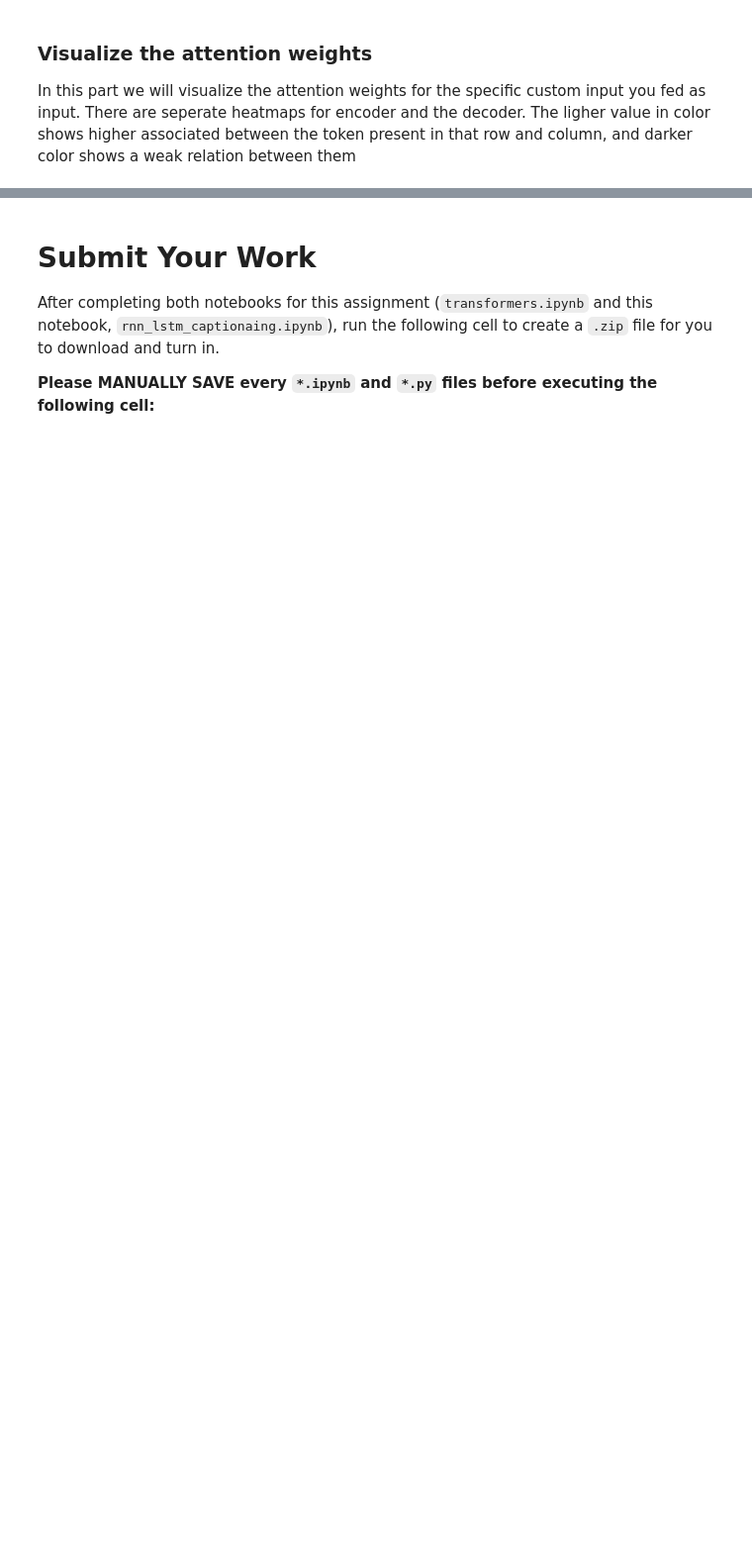
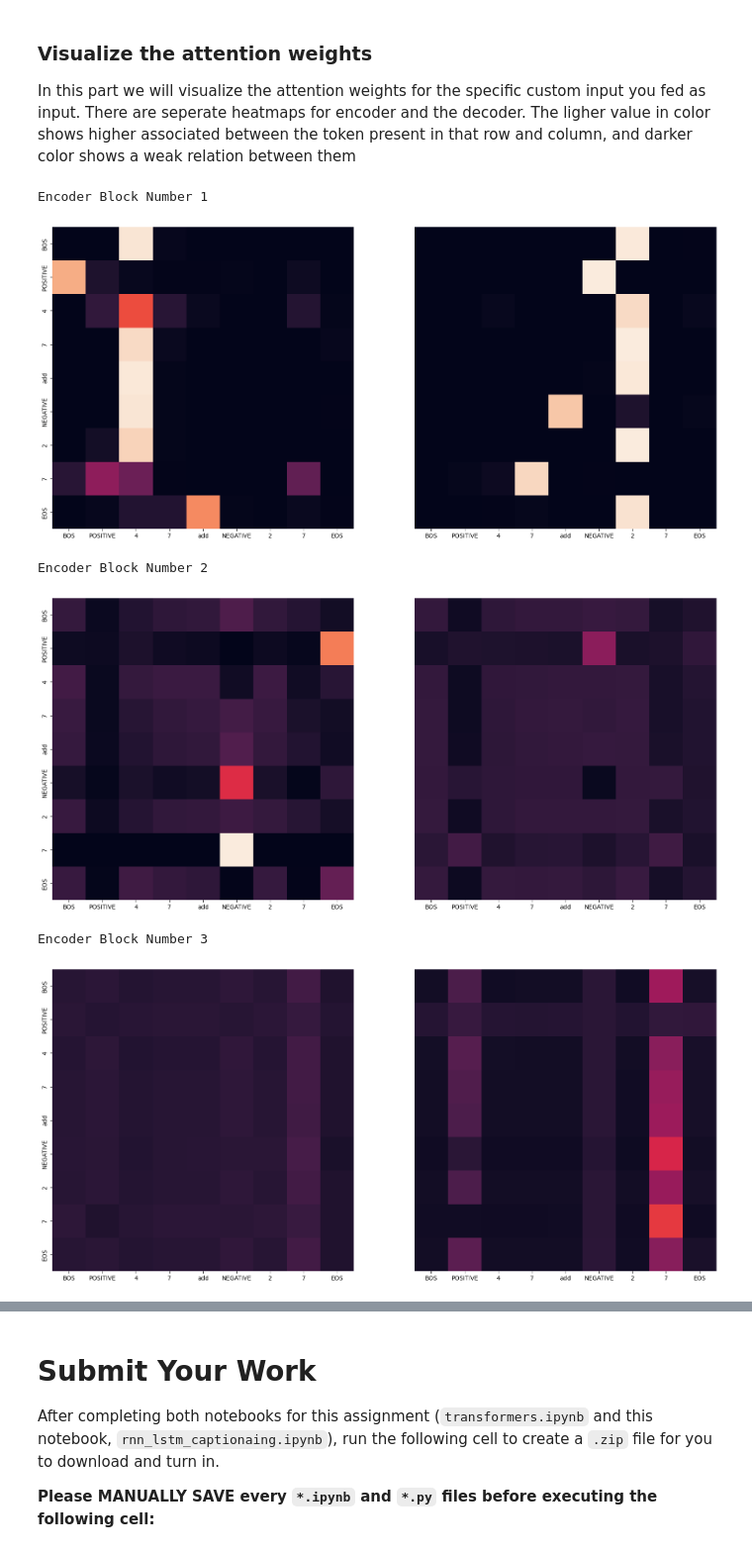
Before and after one commit to stonecodecs/michigan_eecs498_assignments, a Jupyter notebook: A4/Transformers.ipynb, the cells around one changed output, grey strips where cells are left out. Shown: that part at 99% size. Drawn from its saved outputs; the diff is of its cells as text; code cells hidden in the pictures; blank space fills up the shorter version.

```diff
--- a/A4/Transformers.ipynb
+++ b/A4/Transformers.ipynb
@@ -1270,19 +1288,18 @@ BATCH_SIZE = 256
 
 #You should change these!
 
-num_heads = 4
-emb_dim = 32
-dim_feedforward = 32
+num_heads = 2
+emb_dim = 64
+dim_feedforward = 128
 dropout = 0.2
-num_enc_layers = 4
-num_dec_layers = 4
+num_enc_layers = 3
+num_dec_layers = 3
 vocab_len = len(vocab)
 loss_func = CrossEntropyLoss
 poss_enc = position_encoding_simple
-num_epochs = 10
+num_epochs = 250
 warmup_interval = None
 lr = 1e-3
-
 
 model = Transformer(
     num_heads,
@@ -1442,19 +1486,26 @@ target_exp = res.split()
 # %%
 for layer in range(num_enc_layers):
     fig, axs = plt.subplots(1, num_heads, figsize=(20, 10))
     print("Encoder Block Number", layer + 1)
     for h in range(num_heads):
         draw(
             trained_model.encoder.layers[layer]
-            .MultiHeadBlock.heads[h]
+            .attn1.heads[h]
             .weights_softmax.data.cpu()
             .numpy()[0],
             inp_seq,
             inp_seq if h == 0 else [],
             ax=axs[h],
         )
     plt.show()
 plt.close()
+# %% [output]
+Encoder Block Number 1
+[figure, added]
+Encoder Block Number 2
+[figure, added]
+Encoder Block Number 3
+[figure, added]
 # %%
 for layer in range(num_dec_layers):
     fig, axs = plt.subplots(1, num_heads, figsize=(20, 10))
```
Also changed, not shown: parts of 16 cells of this notebook, 1 other file.
